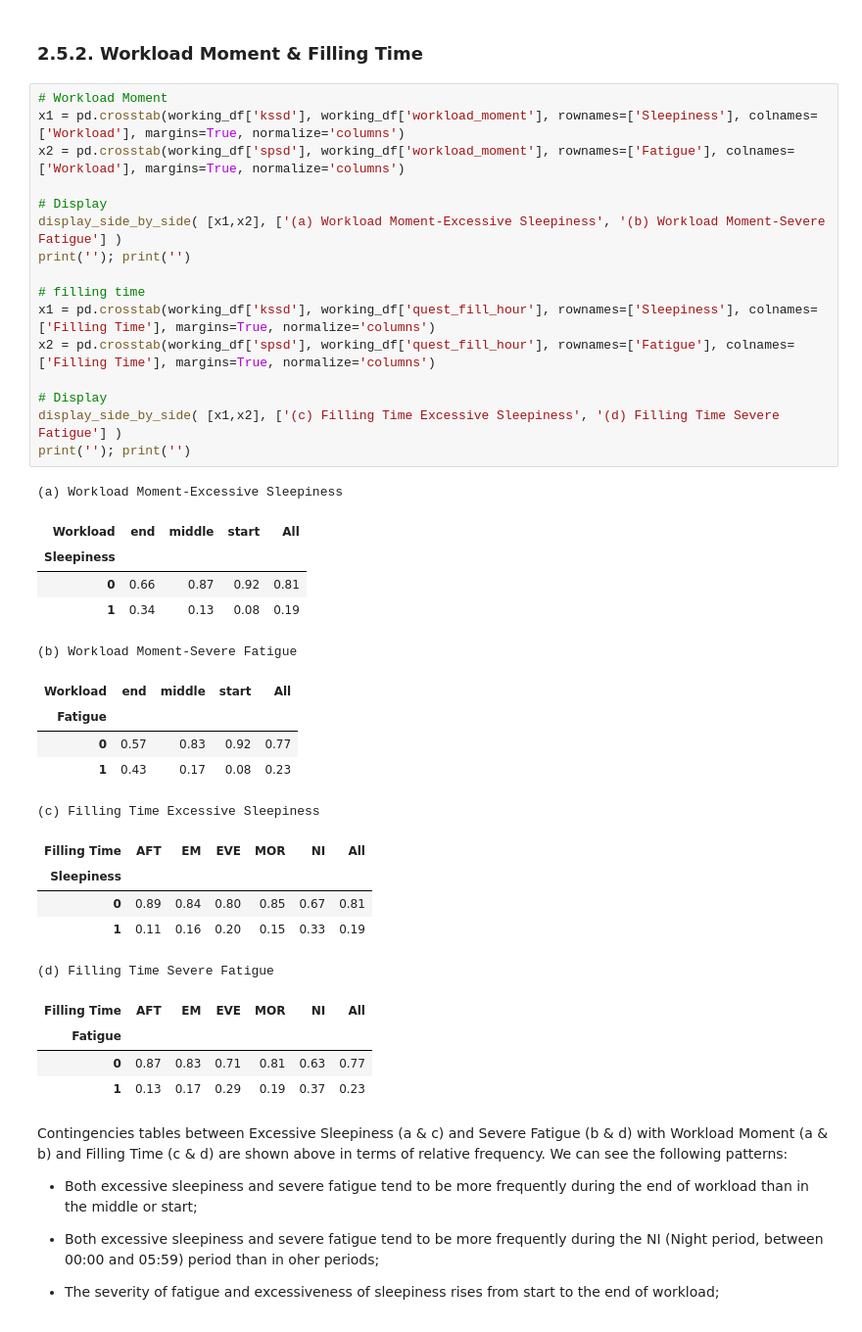
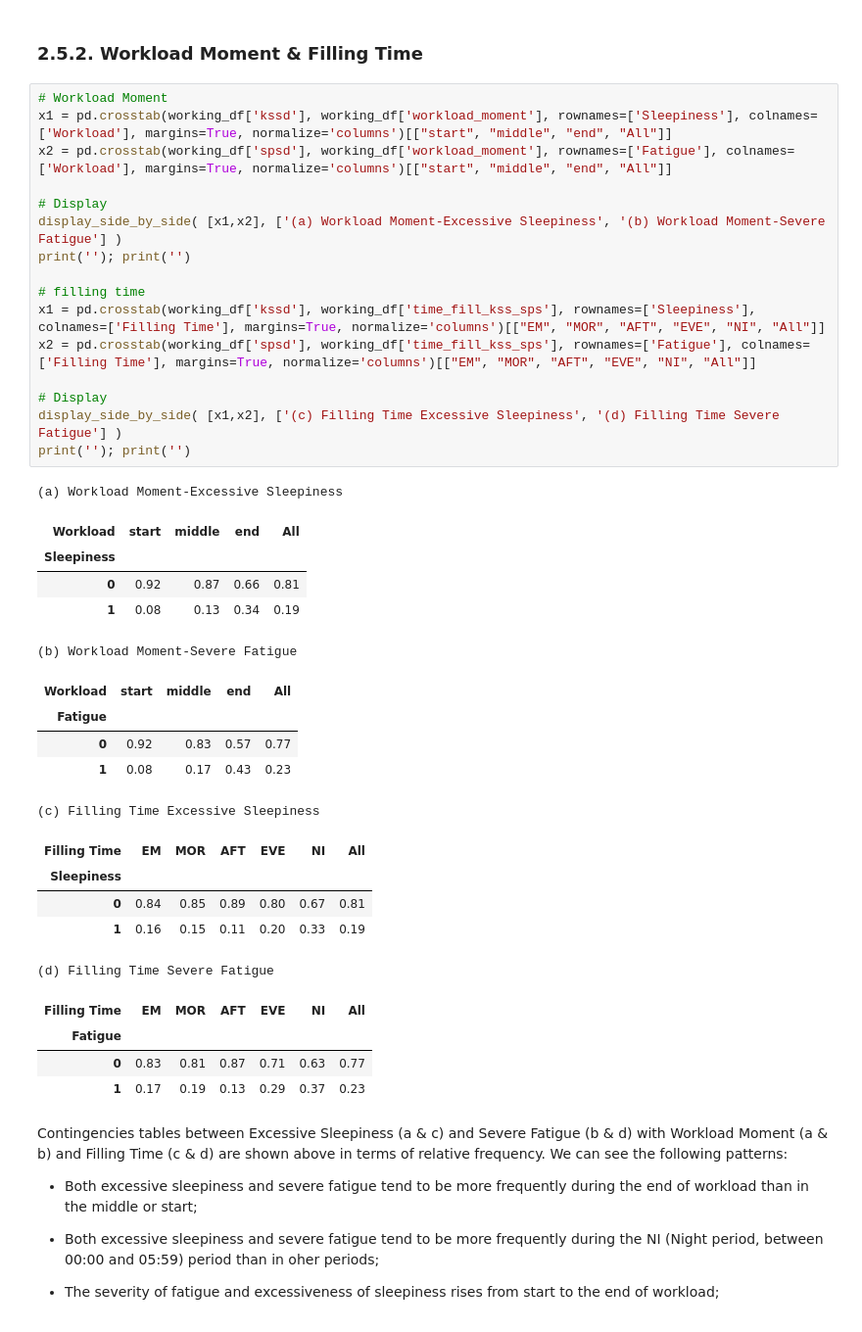
Before and after one commit to jlpscampos/Perception-of-Excessive-Sleepiness-and-Severe-Fatigue-in-Civil-Aviation-Pilots, a Jupyter notebook: EDA.ipynb, the cells around one changed output. Shown at 98% size. Drawn from its saved outputs; the diff is of its cells as text.

```diff
--- a/EDA.ipynb
+++ b/EDA.ipynb
@@ -163,41 +178,41 @@ def display_side_by_side(dfs:list, captions:list):
 ### 2.5.2. Workload Moment & Filling Time
 # %%
 # Workload Moment
-x1 = pd.crosstab(working_df['kssd'], working_df['workload_moment'], rownames=['Sleepiness'], colnames=['Workload'], margins=True, normalize='columns')
-x2 = pd.crosstab(working_df['spsd'], working_df['workload_moment'], rownames=['Fatigue'], colnames=['Workload'], margins=True, normalize='columns')
+x1 = pd.crosstab(working_df['kssd'], working_df['workload_moment'], rownames=['Sleepiness'], colnames=['Workload'], margins=True, normalize='columns')[["start", "middle", "end", "All"]]
+x2 = pd.crosstab(working_df['spsd'], working_df['workload_moment'], rownames=['Fatigue'], colnames=['Workload'], margins=True, normalize='columns')[["start", "middle", "end", "All"]]
 
 # Display
 display_side_by_side( [x1,x2], ['(a) Workload Moment-Excessive Sleepiness', '(b) Workload Moment-Severe Fatigue'] )
 print(''); print('')
 
 # filling time
-x1 = pd.crosstab(working_df['kssd'], working_df['quest_fill_hour'], rownames=['Sleepiness'], colnames=['Filling Time'], margins=True, normalize='columns')
-x2 = pd.crosstab(working_df['spsd'], working_df['quest_fill_hour'], rownames=['Fatigue'], colnames=['Filling Time'], margins=True, normalize='columns')
+x1 = pd.crosstab(working_df['kssd'], working_df['time_fill_kss_sps'], rownames=['Sleepiness'], colnames=['Filling Time'], margins=True, normalize='columns')[["EM", "MOR", "AFT", "EVE", "NI", "All"]]
+x2 = pd.crosstab(working_df['spsd'], working_df['time_fill_kss_sps'], rownames=['Fatigue'], colnames=['Filling Time'], margins=True, normalize='columns')[["EM", "MOR", "AFT", "EVE", "NI", "All"]]
 
 # Display
 display_side_by_side( [x1,x2], ['(c) Filling Time Excessive Sleepiness', '(d) Filling Time Severe Fatigue'] )
 print(''); print('')
 # %% [output]
 (a) Workload Moment-Excessive Sleepiness
-| Workload | end | middle | start | All |
+| Workload | start | middle | end | All |
 | Sleepiness |  |  |  |  |
-| 0 | 0.66 | 0.87 | 0.92 | 0.81 |
-| 1 | 0.34 | 0.13 | 0.08 | 0.19 |
+| 0 | 0.92 | 0.87 | 0.66 | 0.81 |
+| 1 | 0.08 | 0.13 | 0.34 | 0.19 |
 (b) Workload Moment-Severe Fatigue
-| Workload | end | middle | start | All |
+| Workload | start | middle | end | All |
 | Fatigue |  |  |  |  |
-| 0 | 0.57 | 0.83 | 0.92 | 0.77 |
-| 1 | 0.43 | 0.17 | 0.08 | 0.23 |
+| 0 | 0.92 | 0.83 | 0.57 | 0.77 |
+| 1 | 0.08 | 0.17 | 0.43 | 0.23 |
 (c) Filling Time Excessive Sleepiness
-| Filling Time | AFT | EM | EVE | MOR | NI | All |
+| Filling Time | EM | MOR | AFT | EVE | NI | All |
 | Sleepiness |  |  |  |  |  |  |
-| 0 | 0.89 | 0.84 | 0.80 | 0.85 | 0.67 | 0.81 |
-| 1 | 0.11 | 0.16 | 0.20 | 0.15 | 0.33 | 0.19 |
+| 0 | 0.84 | 0.85 | 0.89 | 0.80 | 0.67 | 0.81 |
+| 1 | 0.16 | 0.15 | 0.11 | 0.20 | 0.33 | 0.19 |
 (d) Filling Time Severe Fatigue
-| Filling Time | AFT | EM | EVE | MOR | NI | All |
+| Filling Time | EM | MOR | AFT | EVE | NI | All |
 | Fatigue |  |  |  |  |  |  |
-| 0 | 0.87 | 0.83 | 0.71 | 0.81 | 0.63 | 0.77 |
-| 1 | 0.13 | 0.17 | 0.29 | 0.19 | 0.37 | 0.23 |
+| 0 | 0.83 | 0.81 | 0.87 | 0.71 | 0.63 | 0.77 |
+| 1 | 0.17 | 0.19 | 0.13 | 0.29 | 0.37 | 0.23 |
 # %% [markdown]
 Contingencies tables between Excessive Sleepiness (a & c) and Severe Fatigue (b & d) with Workload Moment (a & b) and Filling Time (c & d) are shown above in terms of relative frequency. We can see the following patterns:
 
```
Also changed, not shown: parts of 17 cells of this notebook, 2 other files.
